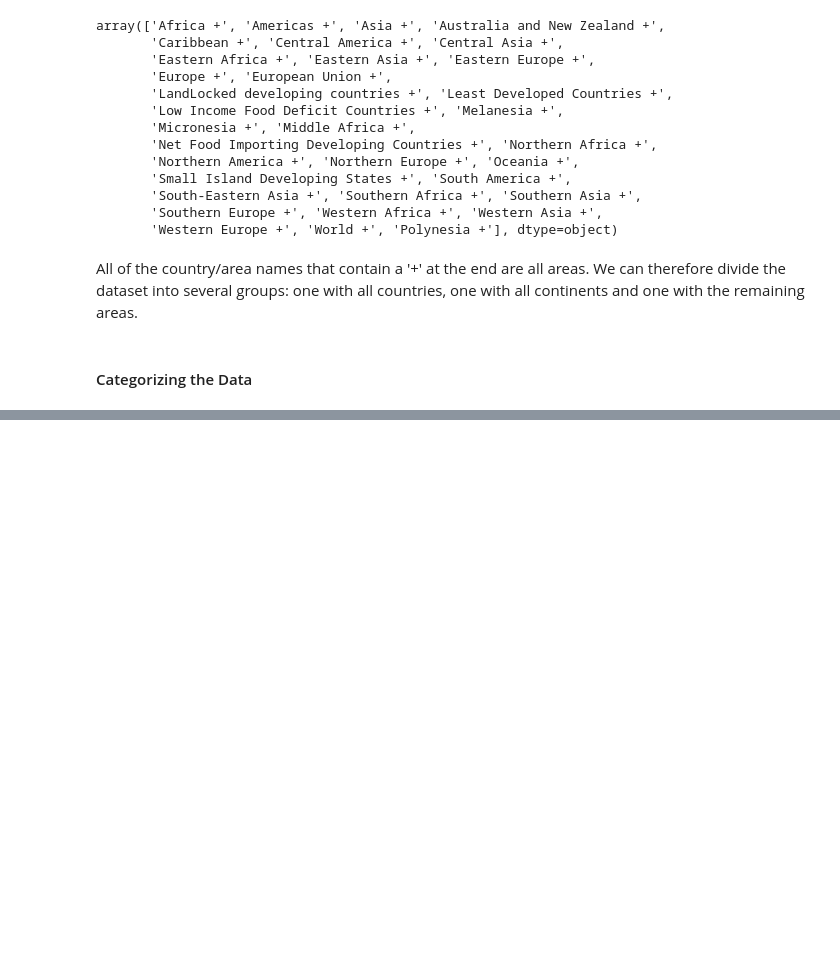
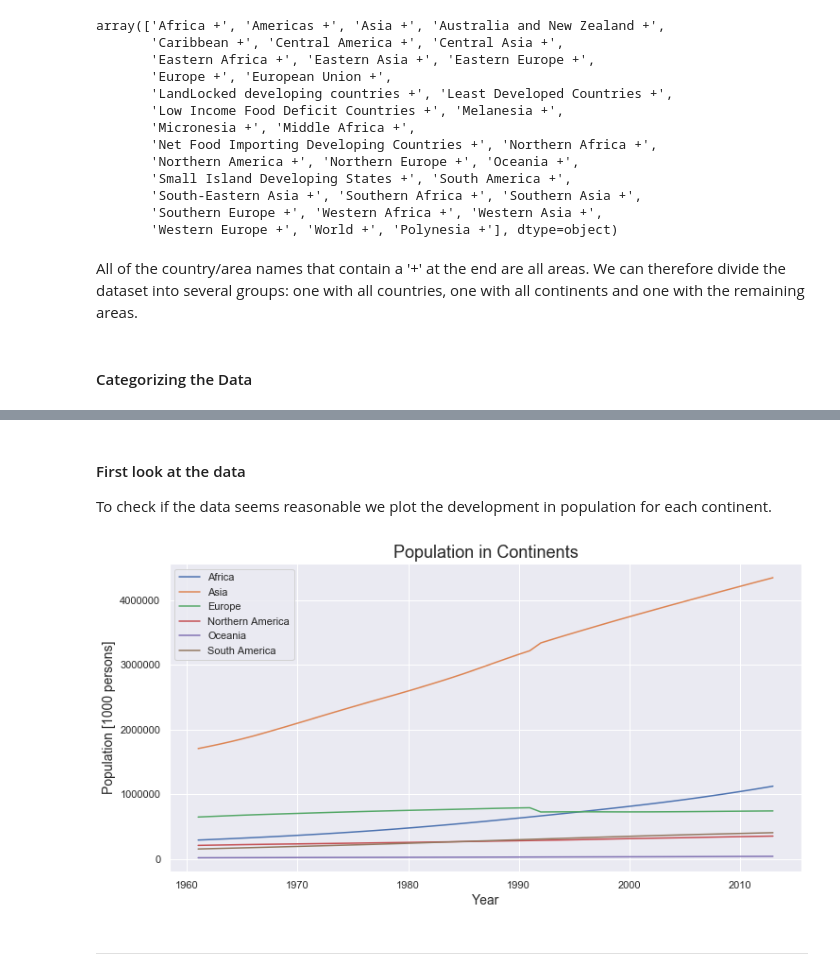
Before and after one commit to theodorhusefest/ADA-2019-project1-sovellettu-tiedon-analysoint, a Jupyter notebook: milestone2.ipynb, the cells around one changed output, grey strips where cells are left out. Drawn from its saved outputs; the diff is of its cells as text; code cells hidden in the pictures; blank space fills up the shorter version.

Commit message:
Added population to milestone2

```diff
--- a/milestone2.ipynb
+++ b/milestone2.ipynb
@@ -400,0 +410,3 @@ Number of unique areas: 28
+# %%
+population = pd.read_csv('./raw_data/fao_data_population.csv')
+population.head(3)
@@ -400,0 +441,4 @@ Number of unique areas: 28
+# %%
+drop_col = ['Domain Code', 'Domain', 'Element Code', 'Element', 'Item Code', 'Item', 'Year Code', 'Flag', 'Flag Description', 'Note']
+population.drop(drop_col, axis = 1, inplace = True)
+population.head(3)
@@ -400,0 +452,2 @@ Number of unique areas: 28
+# %%
+population = population[(population['Year'] > 1960) & (population['Year'] <2014)]
@@ -400,0 +457,5 @@ Number of unique areas: 28
+# %%
+from scripts.helpers import *
+print(split_fao_data.__doc__)
+
+pop_countries, pop_area, pop_continents = split_fao_data(population)
@@ -400,0 +471,21 @@ Number of unique areas: 28
+# %% [markdown]
+#### First look at the data
+To check if the data seems reasonable we plot the development in population for each continent.
+# %%
+tmp = pop_continents.groupby(['Year', 'Area']).agg({'Value':'sum'}).reset_index()
+
+f = plt.figure(figsize=(12, 6))
+for area in tmp.Area.unique():
+    y = tmp[tmp['Area'] == area].Value.values
+    x = tmp[tmp['Area'] == area].Year.values
+    plt.plot(x,y)
+
+plt.legend(tmp.Area.unique())
+plt.title('Population in Continents', fontsize = 18)
+plt.xlabel('Year', fontsize = 14)
+plt.ylabel('Population [1000 persons]', fontsize = 14)
+plt.show()
+# %% [output]
+[figure, added]
+# %% [markdown]
+***
```
Also changed, not shown: parts of 9 cells of this notebook.
